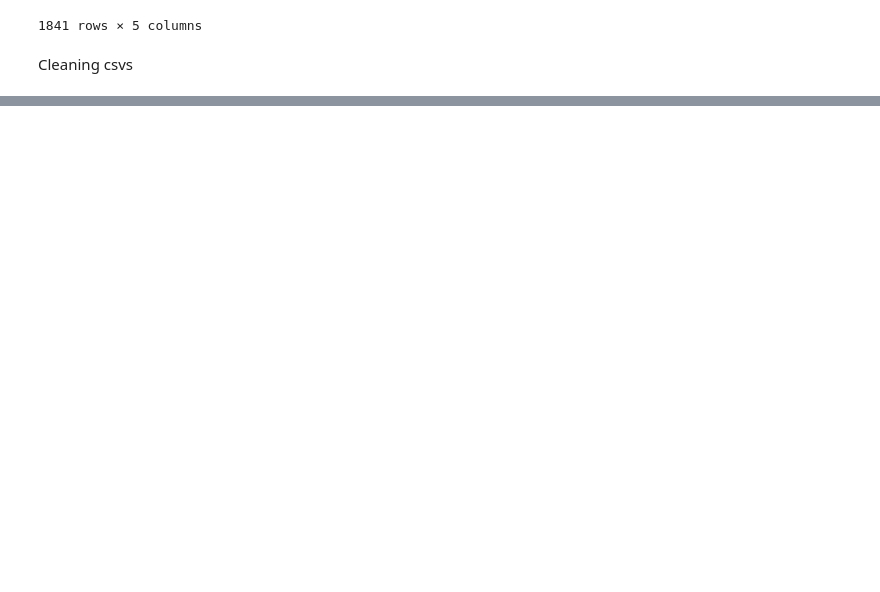
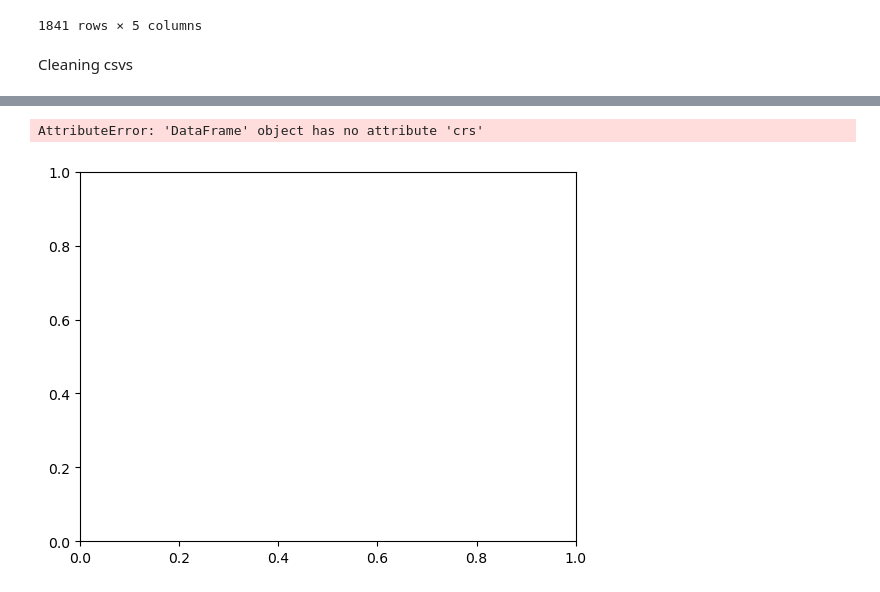
Before and after one commit to xegux/CMCM22, a Jupyter notebook: datascraping.ipynb, the cells around one changed output, grey strips where cells are left out. Drawn from its saved outputs; the diff is of its cells as text; code cells hidden in the pictures; blank space fills up the shorter version.

```diff
--- a/datascraping.ipynb
+++ b/datascraping.ipynb
@@ -184,0 +229,24 @@ f.to_csv('clean.csv')
+# %%
+x, y  = [i for i, _ in coords], [j for _,j in coords]
+up_right_corner = max(x), max(y)
+down_left_corner = min(x), min(y)
+# %%
+import numpy as np
+def gen_random_point_in_polygon(polygon):
+    rand_x = np.random.uniform(down_left_corner[0], up_right_corner[0])
+    rand_y = np.random.uniform(down_left_corner[1], up_right_corner[1])
+
+    rand_point = geometry.Point(rand_x, rand_y)
+    if polygon.contains(rand_point):
+        return rand_point
+    else:
+        return gen_random_point_in_polygon(polygon)
+# %%
+sample_rand_point = gen_random_point_in_polygon(tompkinscounty)
+
+p = gpd.GeoDataFrame([tompkinscounty, sample_rand_point])
+p.plot()
+plt.show()
+# %% [output]
+AttributeError: 'DataFrame' object has no attribute 'crs'
+[figure, added]
```
Also changed, not shown: parts of 6 cells of this notebook, 1 other file.
